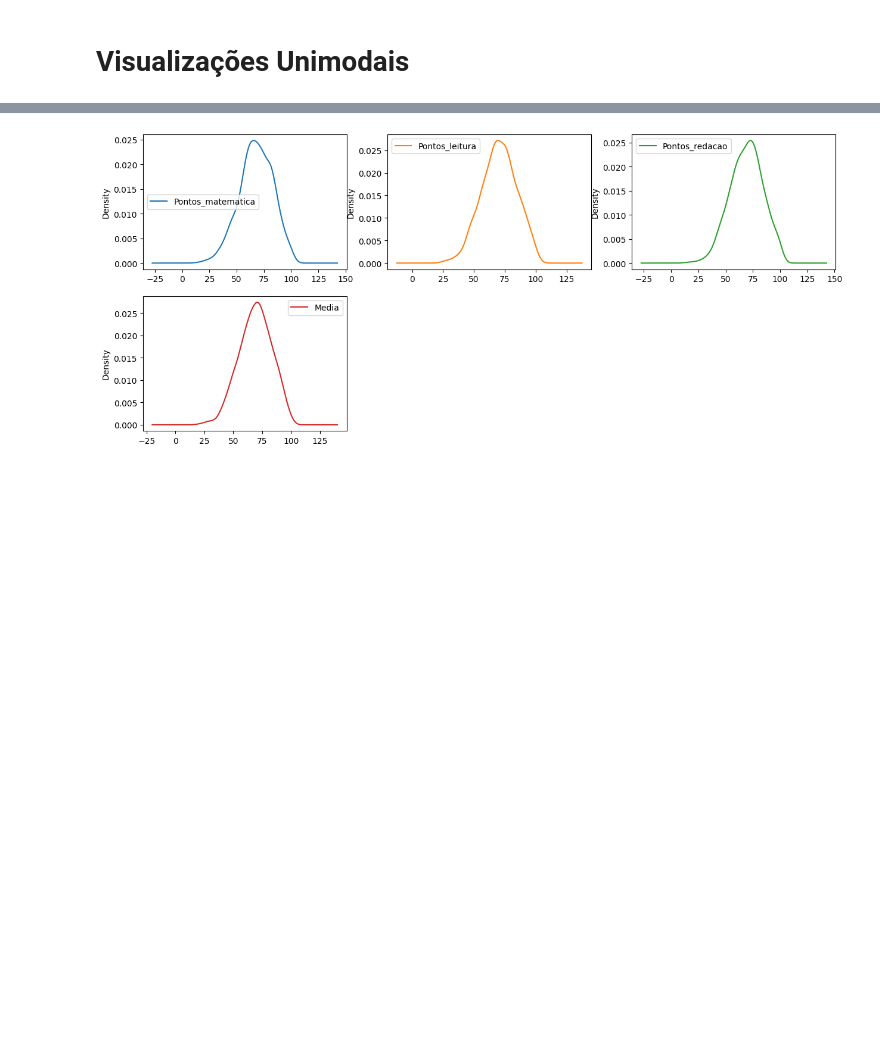
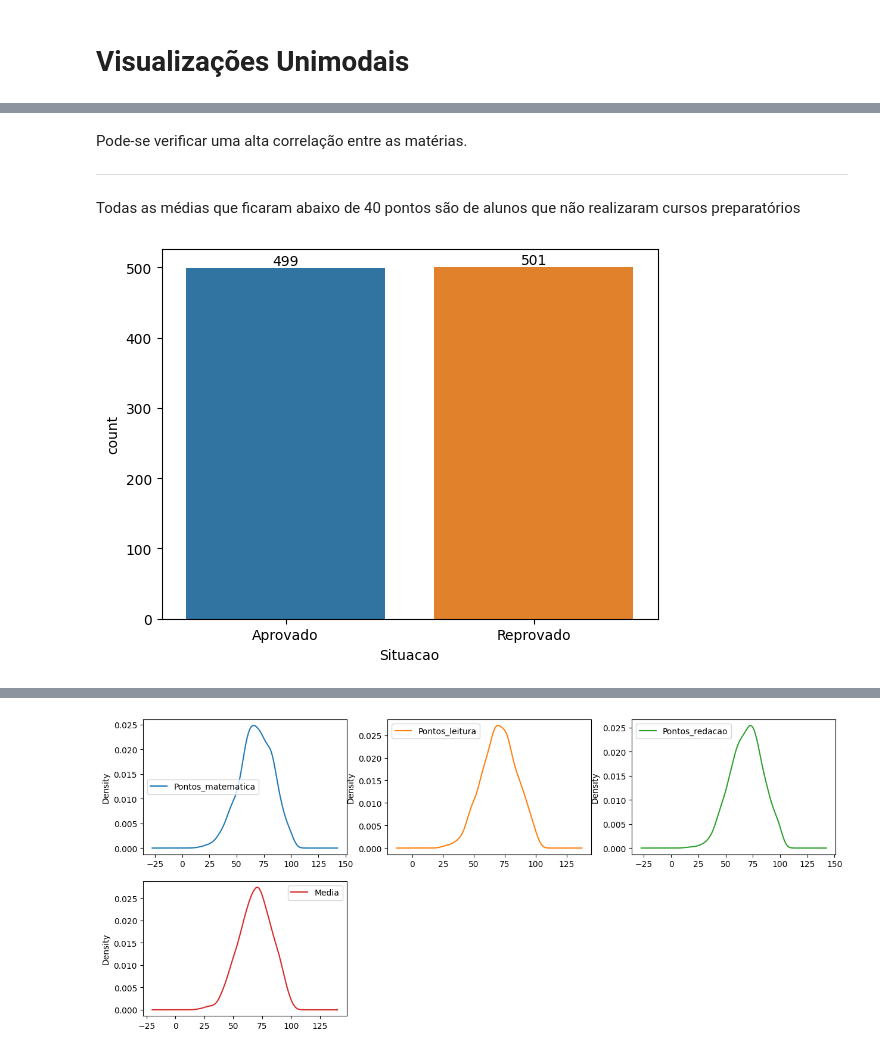
Before and after one commit to henriquesamuel/MVP, a Jupyter notebook: MVP.ipynb, the cells around one changed output, grey strips where cells are left out. Cells and saved outputs as stored; diff of their text form; code cells hidden in the pictures; blank space fills up the shorter version.

```diff
--- a/MVP.ipynb
+++ b/MVP.ipynb
@@ -190,0 +230,20 @@ Quanto maior o nivel de escolaridade dos pais maior o desempenho
+# %% [markdown]
+Pode-se verificar uma alta correlação entre as matérias.
+
+---
+Todas as médias que ficaram abaixo de 40 pontos são de alunos que não realizaram cursos preparatórios
+# %%
+# contar número de alunos aprovados e reprovados
+contagem = df.groupby('Situacao')['Media'].count().reset_index()
+
+# plotar gráfico de barras
+sns.countplot(data=df, x='Situacao')
+
+# adicionar rótulos de dados
+for a, b in enumerate(contagem['Media']):
+    plt.annotate(str(b), (a, b), ha='center', va='bottom')
+
+# exibir gráfico
+plt.show()
+# %% [output]
+[figure, added]
```
Also changed, not shown: parts of 28 cells of this notebook.
